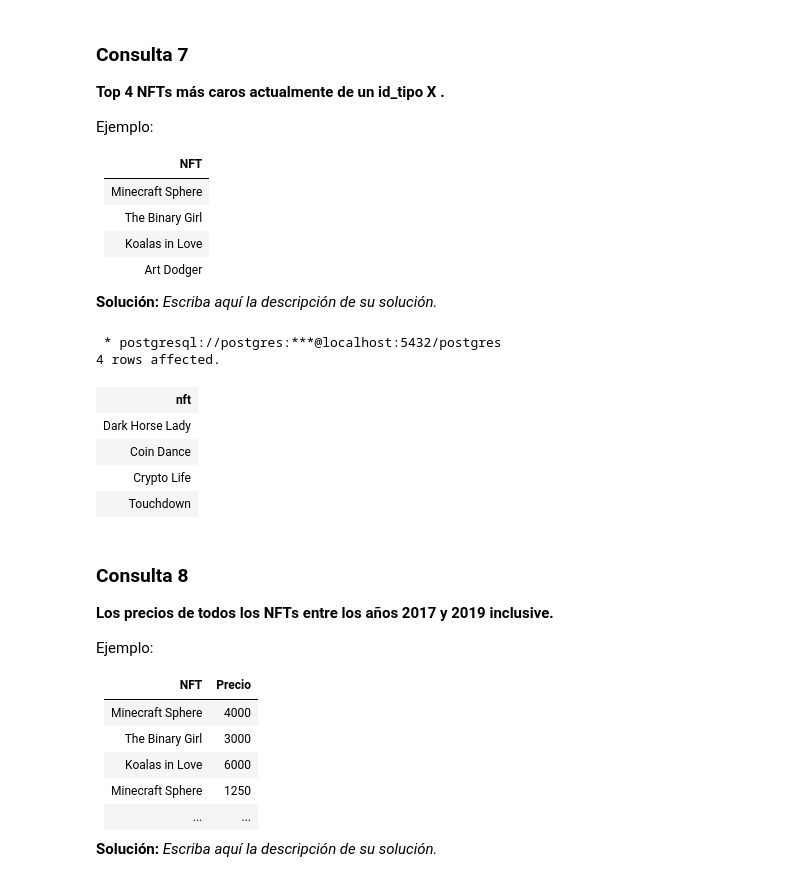
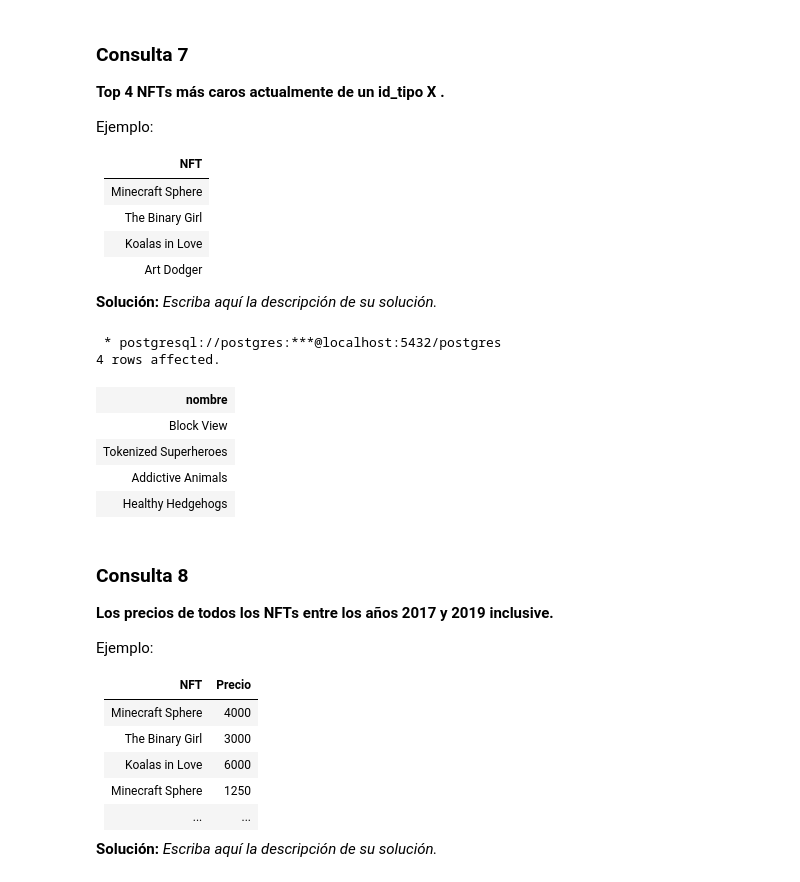
Before and after one commit to iwayato/Tareas-INF239-G08-2022-1, a Jupyter notebook: Tarea_1_Grupo08/Tarea1_Grupo08.ipynb, the cells around one changed output. Cells and saved outputs as stored; diff of their text form; code cells hidden in the pictures.

```diff
--- a/Tarea_1_Grupo08/Tarea1_Grupo08.ipynb
+++ b/Tarea_1_Grupo08/Tarea1_Grupo08.ipynb
@@ -502,35 +501,35 @@ Ejemplo:
 |Art Dodger |
 
 **Solución:** _Escriba aquí la descripción de su solución._
-# %%
-%%sql
-SELECT
-    nft.nombre AS nft
-FROM
-(
-    SELECT
-        id_nft, fecha, precio
-    FROM
-        precio_NFT
-    ORDER BY
-        fecha DESC
-    LIMIT
-        20
-) AS ACTUAL
-INNER JOIN
-    nft ON ACTUAL.id_nft = nft.id_nft
-ORDER BY
-    precio DESC
-LIMIT
-    4
-# %% [output]
- * postgresql://postgres:***@localhost:5432/postgres
-4 rows affected.
-| nft |
-| Dark Horse Lady |
-| Coin Dance |
-| Crypto Life |
-| Touchdown |
+# %%
+%%sql
+SELECT
+    nft.nombre
+FROM
+    nft
+INNER JOIN
+    (SELECT
+        id_tipo
+    FROM
+        tipos_nft
+    WHERE
+        nombre = 'Arte') AS TIPO ON  nft.id_tipo = TIPO.id_tipo
+INNER JOIN
+    precio_nft ON nft.id_nft = precio_nft.id_nft
+WHERE
+    precio_nft.fecha > '2022-01-1 00:00:00'
+ORDER BY
+    precio_nft.precio DESC
+LIMIT
+    4
+# %% [output]
+ * postgresql://postgres:***@localhost:5432/postgres
+4 rows affected.
+| nombre |
+| Block View |
+| Tokenized Superheroes |
+| Addictive Animals |
+| Healthy Hedgehogs |
 # %% [markdown]
 ### Consulta 8
 **Los precios de todos los NFTs entre los años 2017 y 2019 inclusive.**
```
Also changed, not shown: parts of 1 cell of this notebook.
